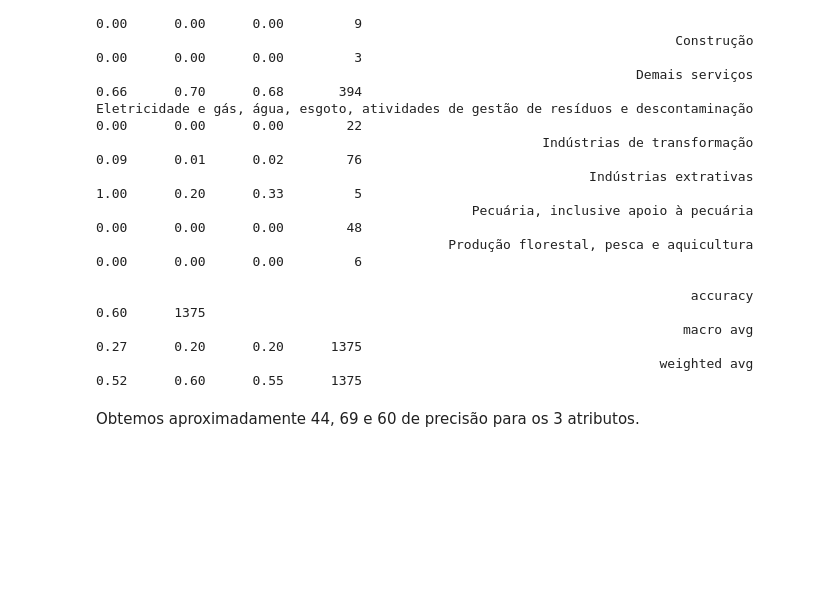
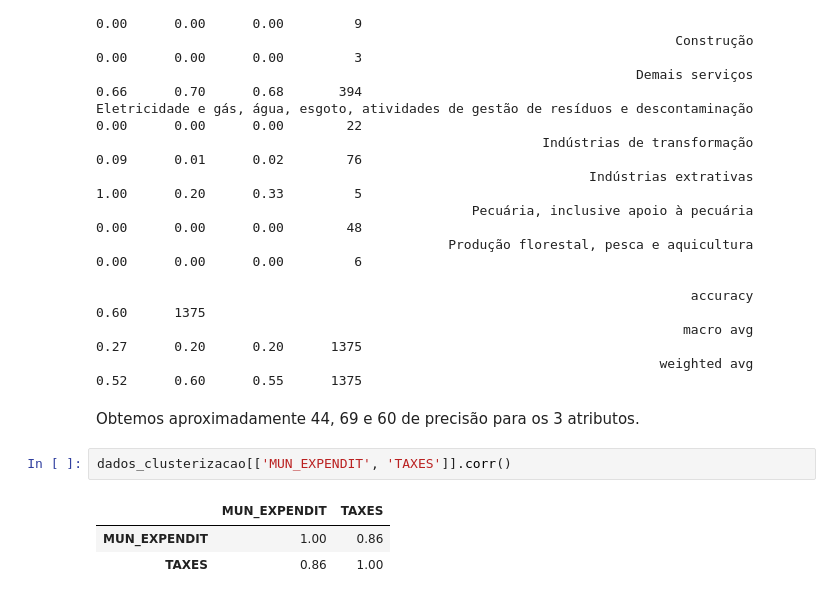
Before and after one commit to vhvictorhugo/brasil_em_dados, a Jupyter notebook: main.ipynb, the cells around one changed output. Cells and saved outputs as stored; diff of their text form; blank space fills up the shorter version.

```diff
--- a/main.ipynb
+++ b/main.ipynb
@@ -914,3 +914,9 @@ Eletricidade e gás, água, esgoto, atividades de gestão de resíduos e descont
                                                                         weighted avg       0.52      0.60      0.55      1375
 # %% [markdown]
 Obtemos aproximadamente 44, 69 e 60 de precisão para os 3 atributos.
+# %%
+dados_clusterizacao[['MUN_EXPENDIT', 'TAXES']].corr()
+# %% [output]
+|  | MUN_EXPENDIT | TAXES |
+| MUN_EXPENDIT | 1.00 | 0.86 |
+| TAXES | 0.86 | 1.00 |
```
Also changed, not shown: 1 other file.
